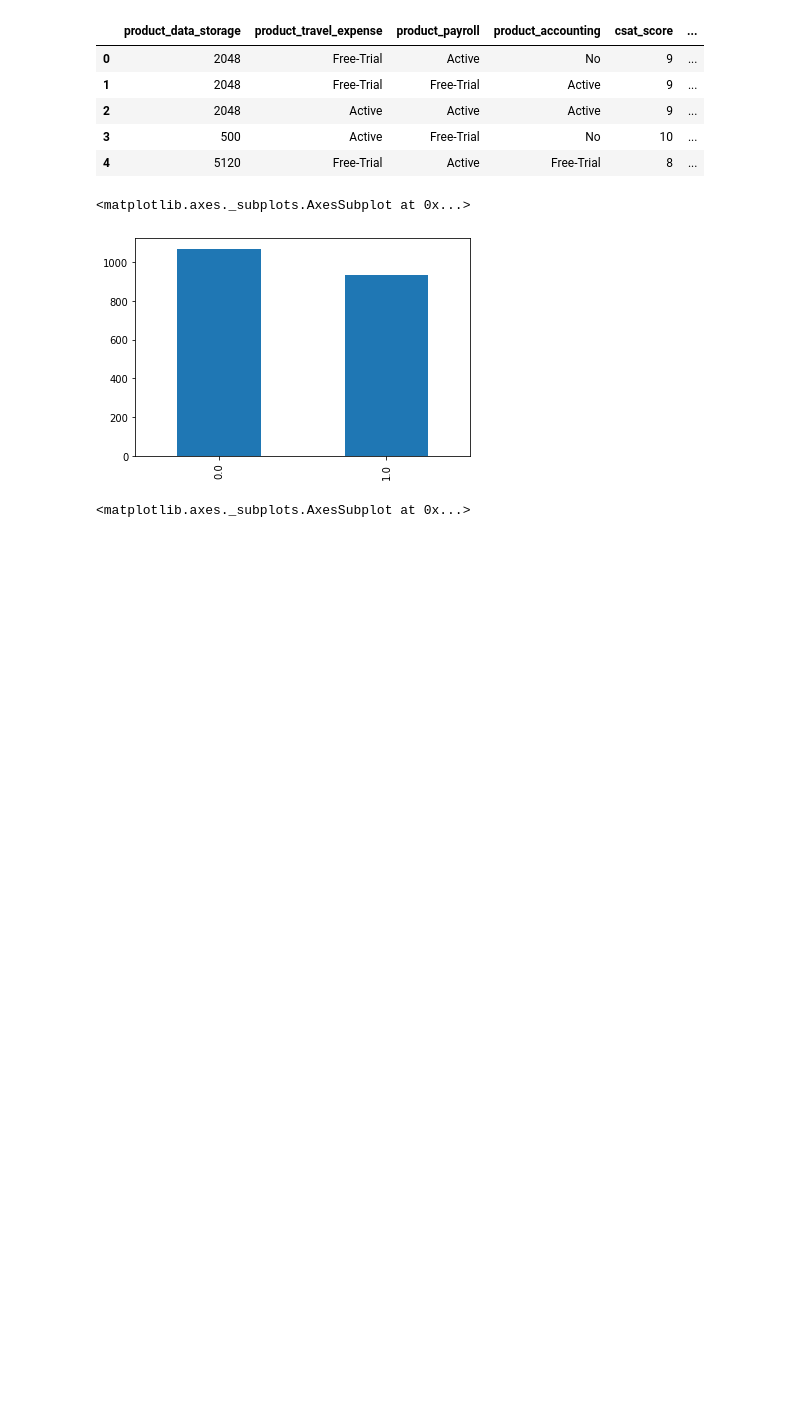
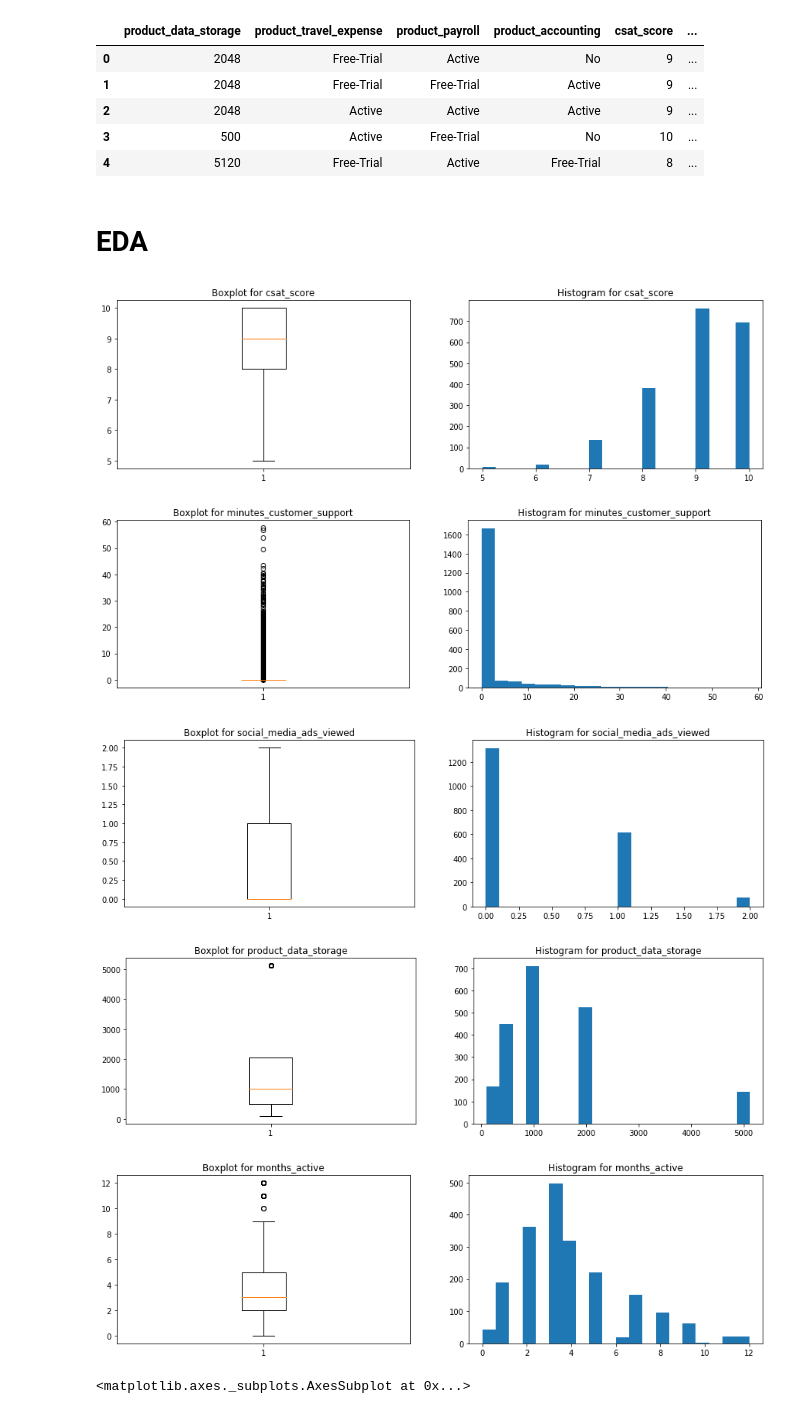
Before and after one commit to akondas/ml-notebooks, a Jupyter notebook: churn_prediction.ipynb, the cells around one changed output. Cells and saved outputs as stored; diff of their text form; code cells hidden in the pictures; blank space fills up the shorter version.

Commit message:
EDA for churn prediction

```diff
--- a/churn_prediction.ipynb
+++ b/churn_prediction.ipynb
@@ -23,11 +26,33 @@ The raw_dataset has the following shape: (2000, 14).
 | 2 | 2048 | Active | Active | Active | 9 | ... |
 | 3 | 500 | Active | Free-Trial | No | 10 | ... |
 | 4 | 5120 | Free-Trial | Active | Free-Trial | 8 | ... |
-# %%
-raw_dataset['churned'].value_counts().plot.bar()
-# %% [output]
-<matplotlib.axes._subplots.AxesSubplot at 0x...>
-[figure, removed]
+# %% [markdown]
+# EDA
+# %%
+for feature in ['csat_score','minutes_customer_support','social_media_ads_viewed', 'product_data_storage', 'months_active']:
+
+    # Creating an empty chart
+    fig, ((ax1, ax2)) = plt.subplots(1, 2,  figsize=(15, 4))
+
+    # Extracting the feature values
+    x = raw_dataset[feature].values
+
+    # Boxplot
+    ax1.boxplot(x)
+    ax1.set_title( 'Boxplot for {}'.format(feature) )
+
+    # Histogram
+    ax2.hist(x, bins=20)
+    ax2.set_title( 'Histogram for {}'.format(feature) )
+
+    # Display
+    plt.show()
+# %% [output]
+[figure, added]
+[figure, added]
+[figure, added]
+[figure, added]
+[figure, added]
 # %%
 raw_dataset['company_size'].value_counts().sort_index().plot.bar()
 # %% [output]
```
Also changed, not shown: parts of 18 cells of this notebook, 1 other file.
